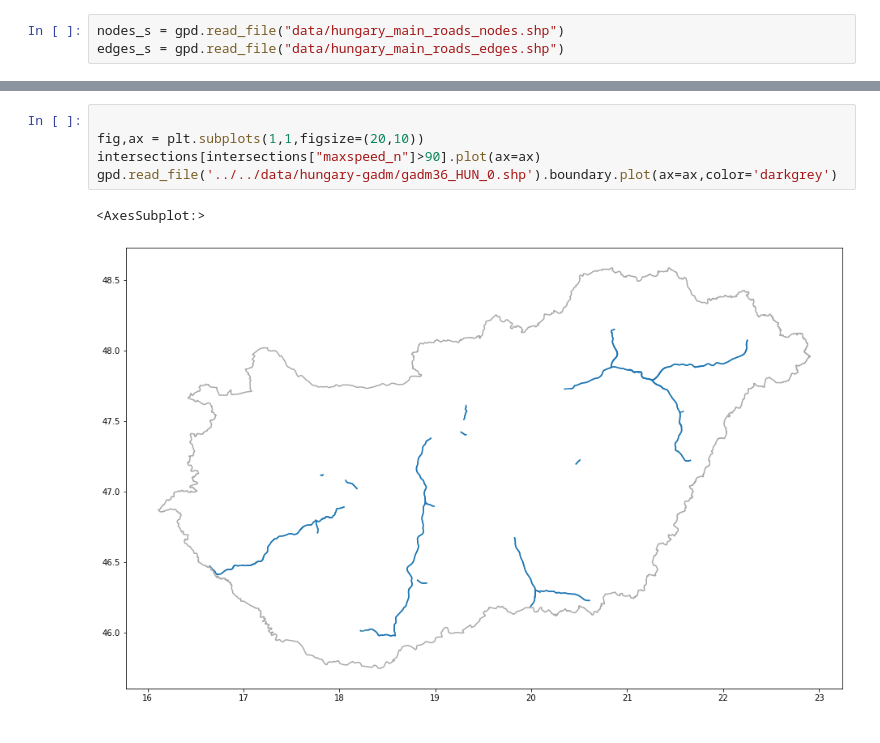
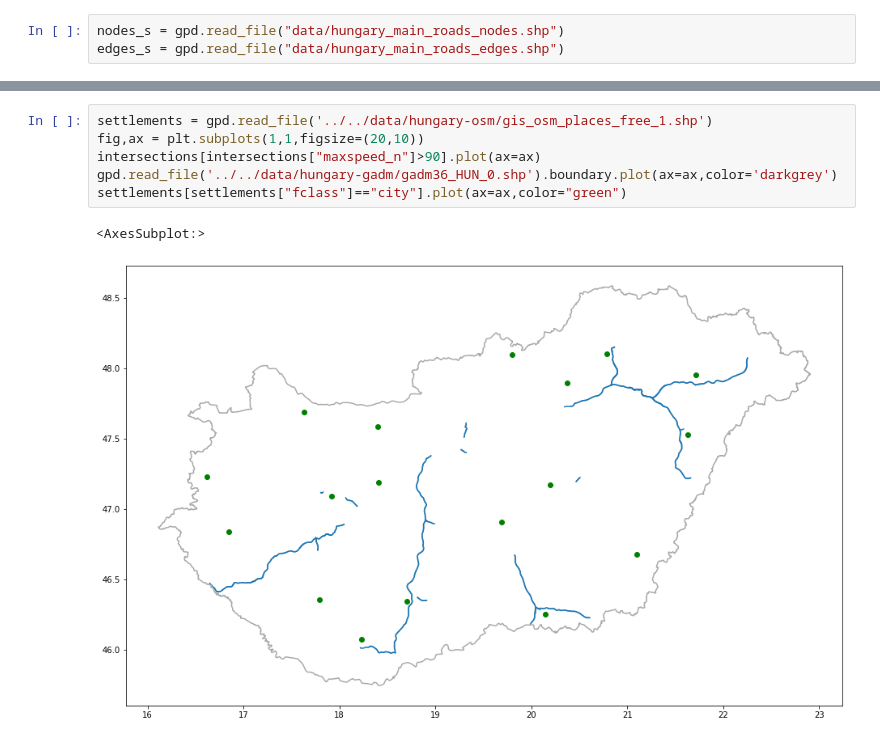
Before and after one commit to bokae/wwcs-2022-memory-of-social-connections, a Jupyter notebook: simplified_roads/hungary/02_temporal_graphs.ipynb, the cells around one changed output, grey strips where cells are left out. Cells and saved outputs as stored; diff of their text form.

Commit message:
Added settlements.

```diff
--- a/simplified_roads/hungary/02_temporal_graphs.ipynb
+++ b/simplified_roads/hungary/02_temporal_graphs.ipynb
@@ -50,8 +46,9 @@ intersections.head()
 # %%
-
+settlements = gpd.read_file('../../data/hungary-osm/gis_osm_places_free_1.shp')
 fig,ax = plt.subplots(1,1,figsize=(20,10))
 intersections[intersections["maxspeed_n"]>90].plot(ax=ax)
 gpd.read_file('../../data/hungary-gadm/gadm36_HUN_0.shp').boundary.plot(ax=ax,color='darkgrey')
+settlements[settlements["fclass"]=="city"].plot(ax=ax,color="green")
 # %% [output]
 <AxesSubplot:>
-[figure, old version]
+[figure, new version]
```
Also changed, not shown: parts of 1 cell of this notebook.
